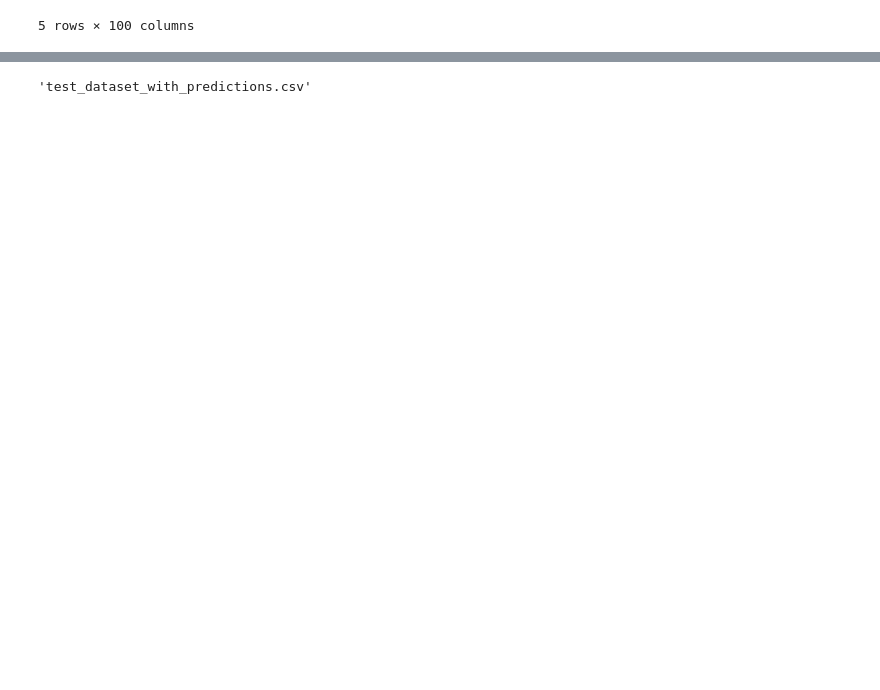
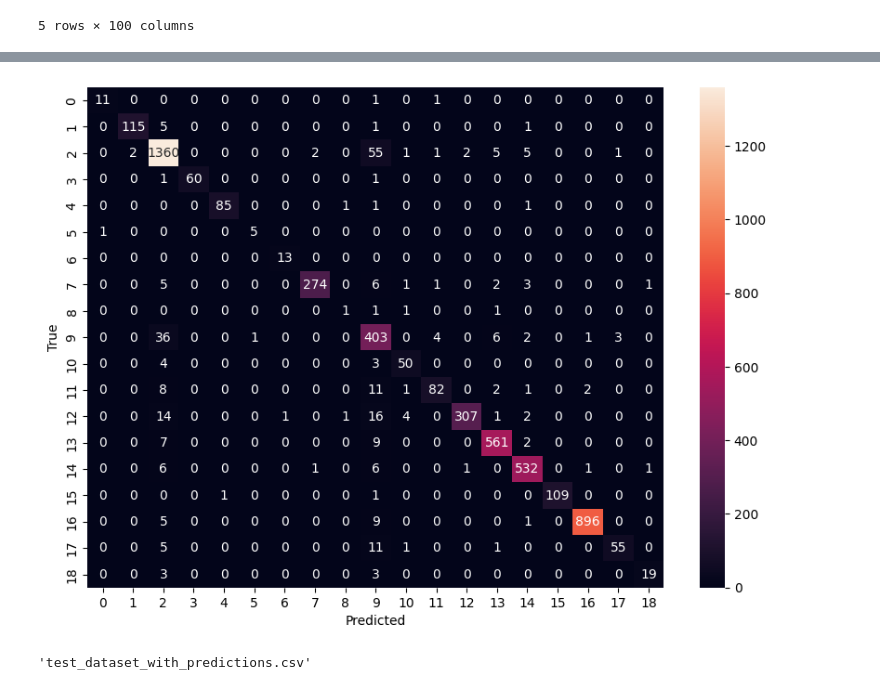
Before and after one commit to NarhariOlalde/BanorTec, a Jupyter notebook: Models/DataClusterNames/BanorteModeloPrediccion.ipynb, the cells around one changed output, grey strips where cells are left out. Saved outputs shown, nothing was run; the diff lists cells and outputs as text; code cells hidden in the pictures; blank space fills up the shorter version.

```diff
--- a/Models/DataClusterNames/BanorteModeloPrediccion.ipynb
+++ b/Models/DataClusterNames/BanorteModeloPrediccion.ipynb
@@ -186,3 +169,19 @@ rf_accuracy, rf_f1, rf_precision, rf_recall
+# %%
+from sklearn.metrics import confusion_matrix
+import seaborn as sns
+import matplotlib.pyplot as plt
+
+# Assuming y_test are your true labels and rf_y_pred are your predictions
+conf_matrix = confusion_matrix(y_test, rf_y_pred)
+
+# Plotting the confusion matrix
+plt.figure(figsize=(10, 7))
+sns.heatmap(conf_matrix, annot=True, fmt='g')
+plt.xlabel('Predicted')
+plt.ylabel('True')
+plt.show()
+# %% [output]
+[figure, added]
 # %%
 # Se importan los datos de prueba
 test_df = pd.read_csv("datos_test.csv")
```
Also changed, not shown: parts of 1 cell of this notebook, 1 other file.
